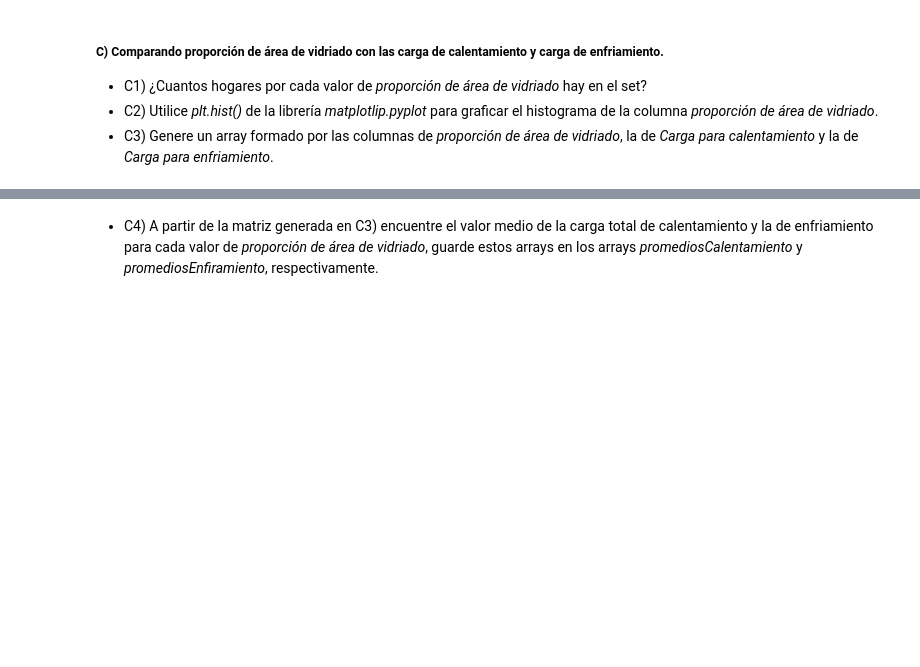
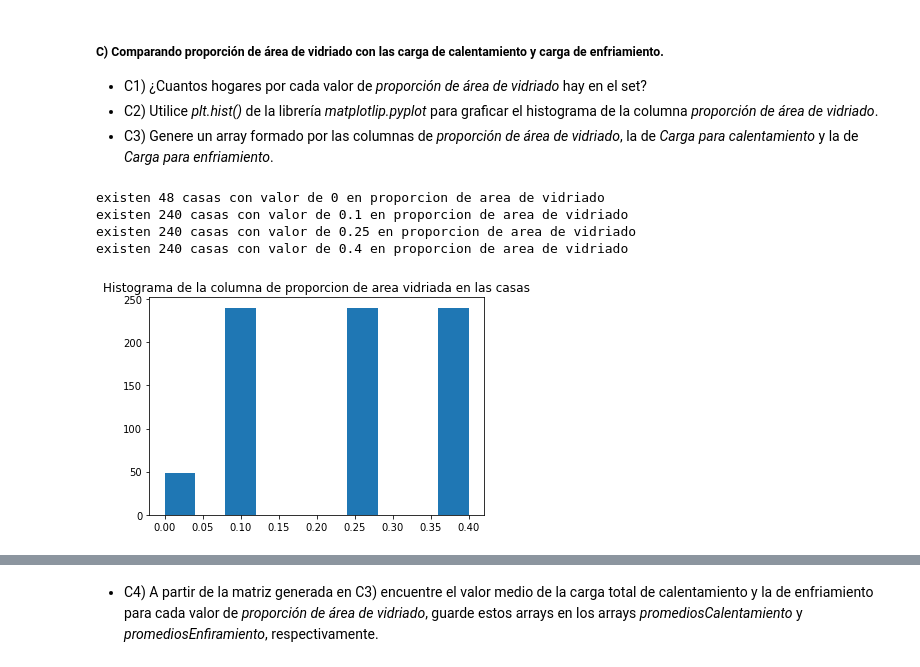
Before and after one commit to maximilianog258/PDAMaxiG, a Jupyter notebook: Jupyter teoría parte 6/Ejercitación Numpy/Módulo 6 - Ejercicios.ipynb, the cells around one changed output, grey strips where cells are left out. Saved outputs shown, nothing was run; the diff lists cells and outputs as text; code cells hidden in the pictures; blank space fills up the shorter version.

```diff
--- a/Jupyter teoría parte 6/Ejercitación Numpy/Módulo 6 - Ejercicios.ipynb
+++ b/Jupyter teoría parte 6/Ejercitación Numpy/Módulo 6 - Ejercicios.ipynb
@@ -285,0 +400,35 @@ datos = np.genfromtxt('eficienciaEnergética.csv',delimiter=',',dtype = np.float
+# %%
+## TODO desde C1 a C3
+
+
+"""
+ 7) Proporción de área de vidriado: Es la proporción de edificación que esta cubierta
+ por aberturas de vidrio. En este set de datos puede tomar 4 valores, los mismos son, 0.0, 0.1, 0.25 y 0.4.
+"""
+arvid=datos[:,6]
+mask4 = arvid == 0.0
+cont0=len(arvid[mask4])
+mask5 = arvid == 0.1
+cont01=len(arvid[mask5])
+mask6 = arvid == 0.25
+cont025=len(arvid[mask6])
+mask7 = arvid == 0.4
+cont04=len(arvid[mask7])
+
+print("Existen", cont0, "casas con valor de 0 en proporcion de area de vidriado")
+print("Existen", cont01, "casas con valor de 0.1 en proporcion de area de vidriado")
+print("Existen", cont025, "casas con valor de 0.25 en proporcion de area de vidriado")
+print("Existen", cont04, "casas con valor de 0.4 en proporcion de area de vidriado")
+# %% [output]
+existen 48 casas con valor de 0 en proporcion de area de vidriado
+existen 240 casas con valor de 0.1 en proporcion de area de vidriado
+existen 240 casas con valor de 0.25 en proporcion de area de vidriado
+existen 240 casas con valor de 0.4 en proporcion de area de vidriado
+# %%
+import matplotlib.pyplot as plt
+arvid=datos[:,6]
+plt.hist(arvid)
+plt.title("Histograma de la columna de proporcion de area vidriada en las casas")
+plt.show()
+# %% [output]
+[figure, added]
```
Also changed, not shown: parts of 24 cells of this notebook.
